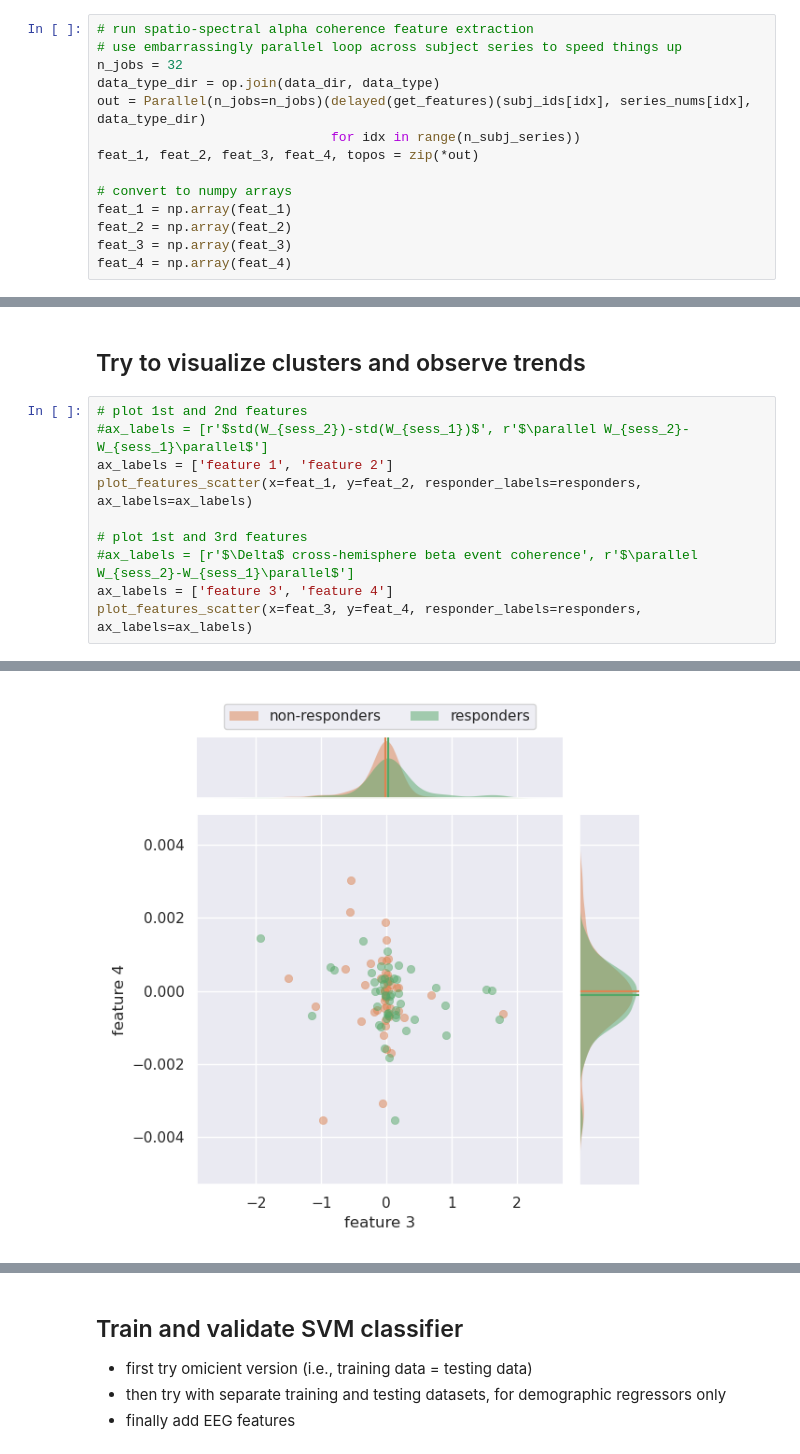
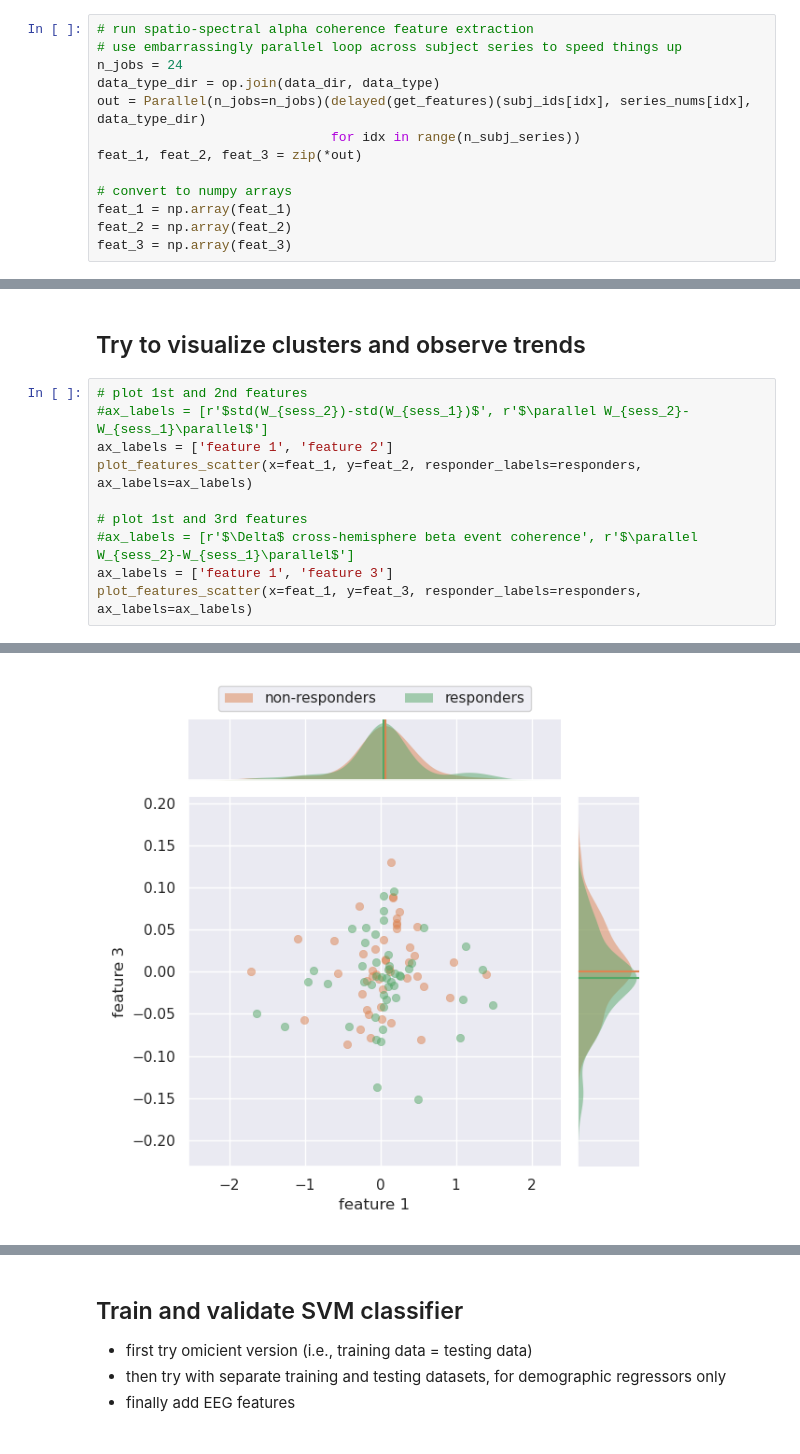
Before and after one commit to rythorpe/brainstorm_challenge, a Jupyter notebook: extract_features.ipynb, the cells around one changed output, grey strips where cells are left out. Cells and saved outputs as stored; diff of their text form.

```diff
--- a/extract_features.ipynb
+++ b/extract_features.ipynb
@@ -313,15 +482,14 @@ KeyboardInterrupt:
 # %%
 # run spatio-spectral alpha coherence feature extraction
 # use embarrassingly parallel loop across subject series to speed things up
-n_jobs = 32
+n_jobs = 24
 data_type_dir = op.join(data_dir, data_type)
 out = Parallel(n_jobs=n_jobs)(delayed(get_features)(subj_ids[idx], series_nums[idx], data_type_dir)
                               for idx in range(n_subj_series))
-feat_1, feat_2, feat_3, feat_4, topos = zip(*out)
+feat_1, feat_2, feat_3 = zip(*out)
 
 # convert to numpy arrays
 feat_1 = np.array(feat_1)
 feat_2 = np.array(feat_2)
 feat_3 = np.array(feat_3)
-feat_4 = np.array(feat_4)
 # %% [output]
@@ -419,6 +631,6 @@ plot_features_scatter(x=feat_1, y=feat_2, responder_labels=responders, ax_labels
 
 # plot 1st and 3rd features
 #ax_labels = [r'$\Delta$ cross-hemisphere beta event coherence', r'$\parallel W_{sess_2}-W_{sess_1}\parallel$']
-ax_labels = ['feature 3', 'feature 4']
-plot_features_scatter(x=feat_3, y=feat_4, responder_labels=responders, ax_labels=ax_labels)
+ax_labels = ['feature 1', 'feature 3']
+plot_features_scatter(x=feat_1, y=feat_3, responder_labels=responders, ax_labels=ax_labels)
 # %% [output]
@@ -426,4 +638,4 @@ plot_features_scatter(x=feat_3, y=feat_4, responder_labels=responders, ax_labels
-[figure, old version]
+[figure, new version]
 # %%
 # PCA: see if the two data classes appear to be linearly separable
 # answer: nope
```
Also changed, not shown: parts of 13 cells of this notebook.
